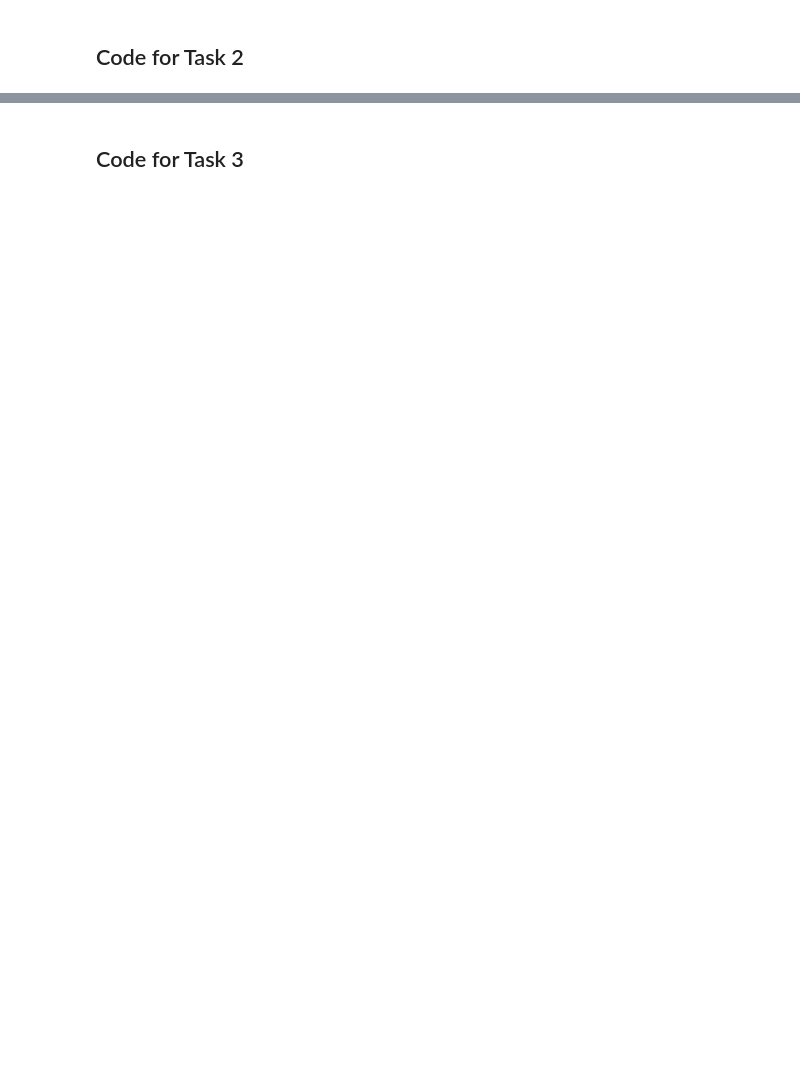
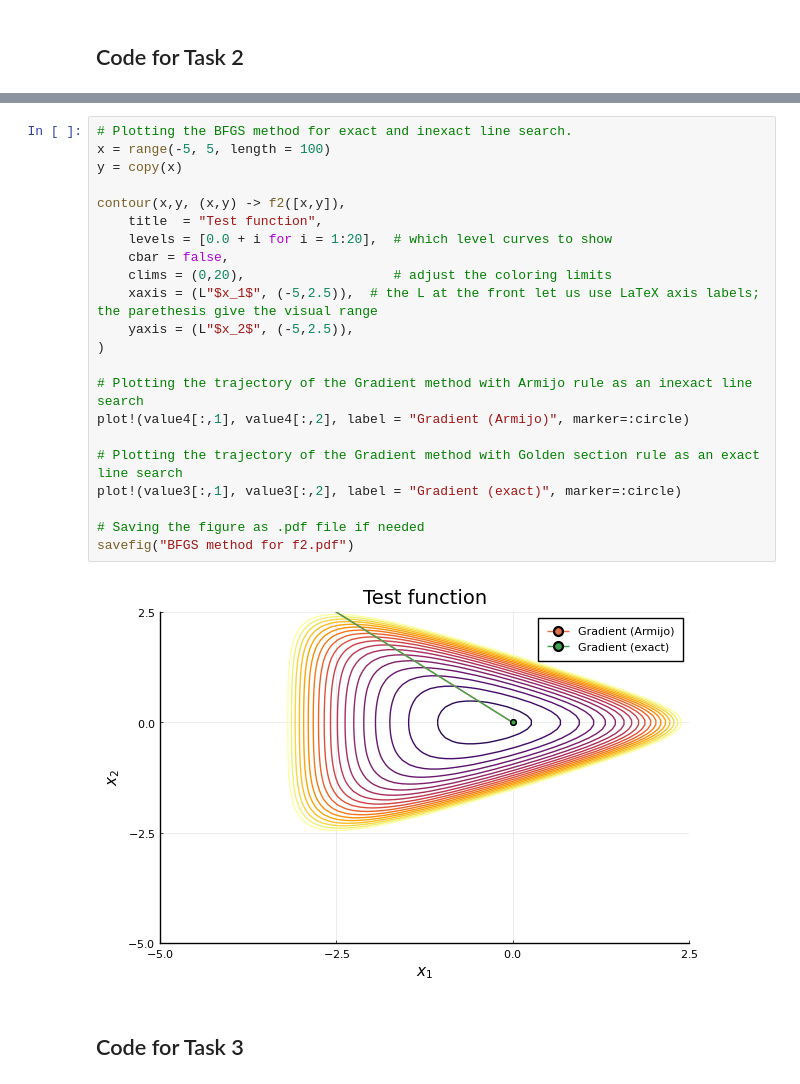
Before and after one commit to Recurlse/PA1, a Jupyter notebook: PA1_skeleton.ipynb, the cells around one changed output, grey strips where cells are left out. Cells and saved outputs as stored; diff of their text form; blank space fills up the shorter version.

```diff
--- a/PA1_skeleton.ipynb
+++ b/PA1_skeleton.ipynb
@@ -732,2 +797,26 @@ f2(x) = exp(x[1]+2*x[2]-0.1)+ exp(x[1]-2*x[2]-0.1) + exp(-x[1]-0.2)
+# %%
+# Plotting the BFGS method for exact and inexact line search.
+x = range(-5, 5, length = 100)
+y = copy(x)
+
+contour(x,y, (x,y) -> f2([x,y]),
+    title  = "Test function",
+    levels = [0.0 + i for i = 1:20],  # which level curves to show
+    cbar = false,
+    clims = (0,20),                   # adjust the coloring limits
+    xaxis = (L"$x_1$", (-5,2.5)),  # the L at the front let us use LaTeX axis labels; the parethesis give the visual range
+    yaxis = (L"$x_2$", (-5,2.5)),
+)
+
+# Plotting the trajectory of the Gradient method with Armijo rule as an inexact line search
+plot!(value4[:,1], value4[:,2], label = "Gradient (Armijo)", marker=:circle)
+
+# Plotting the trajectory of the Gradient method with Golden section rule as an exact line search
+plot!(value3[:,1], value3[:,2], label = "Gradient (exact)", marker=:circle)
+
+# Saving the figure as .pdf file if needed
+savefig("BFGS method for f2.pdf")
+# %% [output]
+[figure, added]
 # %% [markdown]
 ## Code for Task 3
```
Also changed, not shown: parts of 22 cells of this notebook, 10 other files.
